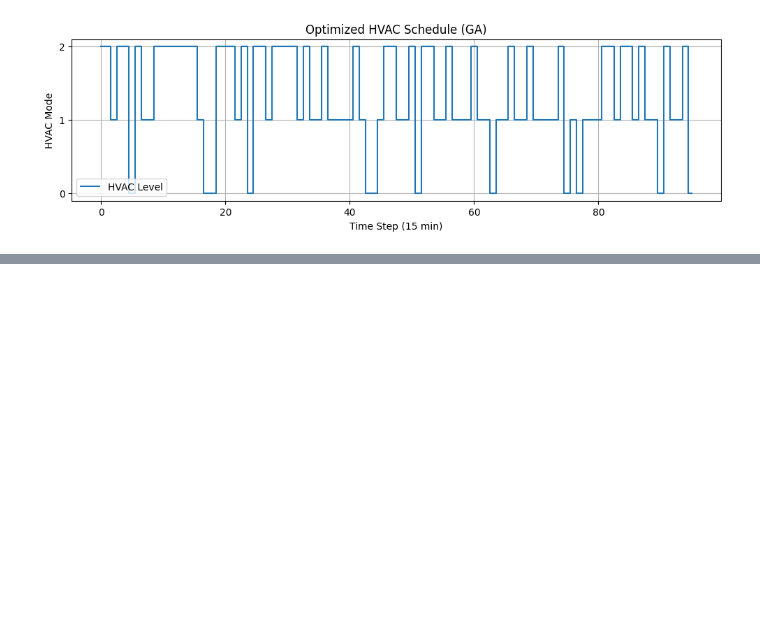
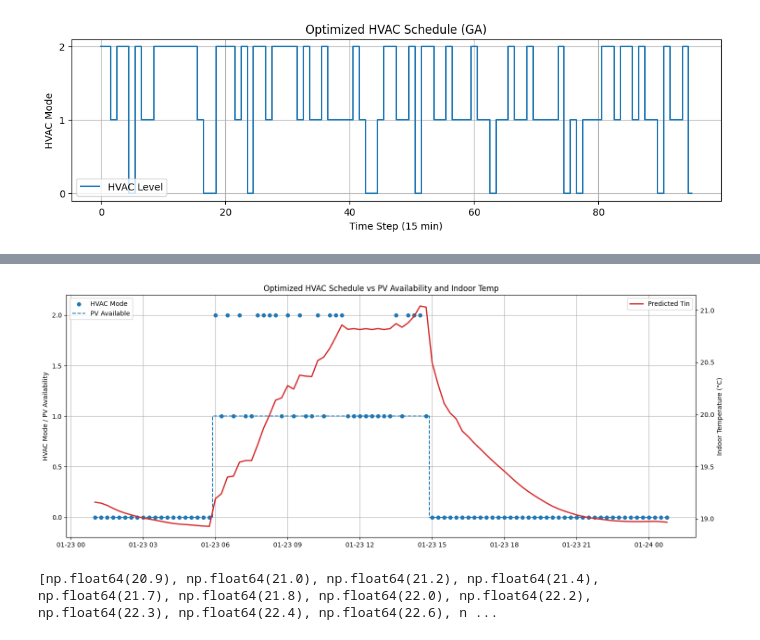
Before and after one commit to Kperis/Thesis_NILM, a Jupyter notebook: Max_comfort_optimization.ipynb, the cells around one changed output, grey strips where cells are left out. Cells and saved outputs as stored; diff of their text form; code cells hidden in the pictures; blank space fills up the shorter version.

```diff
--- a/Max_comfort_optimization.ipynb
+++ b/Max_comfort_optimization.ipynb
@@ -320,0 +419,40 @@ print("HVAC Schedule:", hvac_schedule)
+# %%
+timestamps = pd.date_range(start=start_time, periods=96, freq='15T')
+import matplotlib.pyplot as plt
+# Create a DataFrame to plot
+df_plot = pd.DataFrame({
+    "timestamp": timestamps,
+    "HVAC_mode": hvac_schedule,
+    "PV_available": pv_forecast,
+    "Tin_pred": Tin_pred
+})
+df_plot.set_index("timestamp", inplace=True)
+
+# Plotting
+fig, ax1 = plt.subplots(figsize=(15, 6))
+
+# HVAC & PV (left Y-axis)
+ax1.scatter(df_plot.index, df_plot["HVAC_mode"], label="HVAC Mode", color="tab:blue", s=30, zorder=3)
+ax1.step(df_plot.index, df_plot["PV_available"], label="PV Available", where='mid', linestyle='--', linewidth=1.5)
+ax1.set_ylabel("HVAC Mode / PV Availability")
+ax1.set_ylim(-0.2, 2.2)
+ax1.legend(loc="upper left")
+ax1.grid(True)
+
+# Temperature (right Y-axis)
+ax2 = ax1.twinx()
+ax2.plot(df_plot.index, df_plot["Tin_pred"], label="Predicted Tin", color="tab:red", linewidth=2)
+ax2.set_ylabel("Indoor Temperature (°C)")
+ax2.legend(loc="upper right")
+
+# Title and X formatting
+plt.title("Optimized HVAC Schedule vs PV Availability and Indoor Temp")
+plt.xticks(rotation=45)
+plt.tight_layout()
+plt.show()
+# %% [output]
+[figure, added]
+# %%
+print(ppd_list)
+# %% [output]
+[np.float64(20.9), np.float64(21.0), np.float64(21.2), np.float64(21.4), np.float64(21.7), np.float64(21.8), np.float64(22.0), np.float64(22.2), np.float64(22.3), np.float64(22.4), np.float64(22.6), n ...
```
Also changed, not shown: parts of 10 cells of this notebook, 6 other files.
